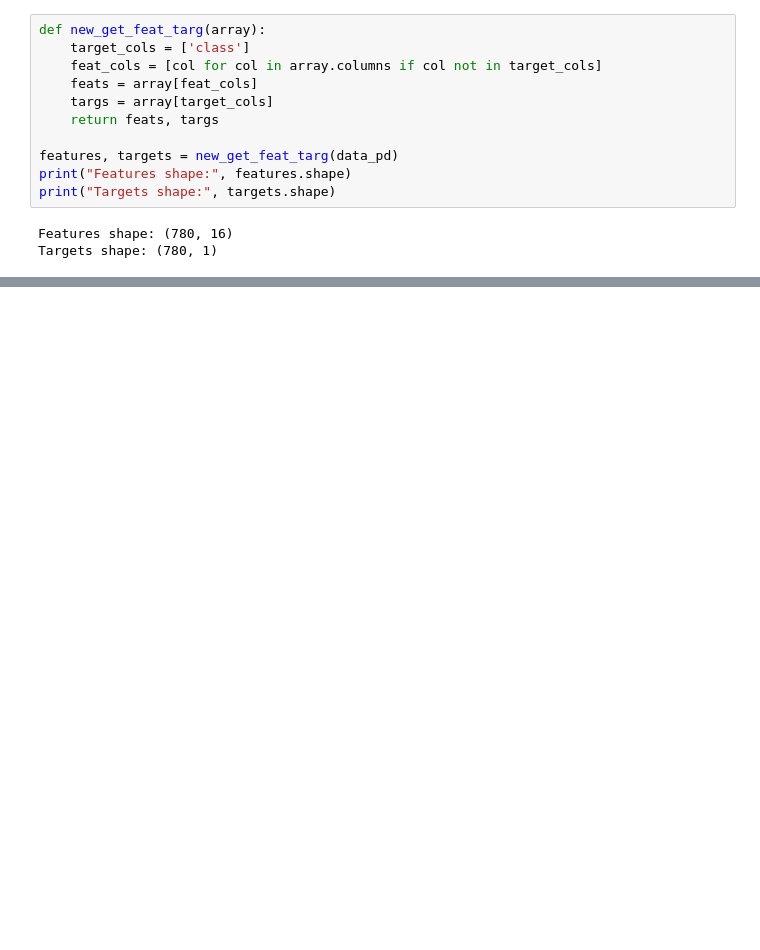
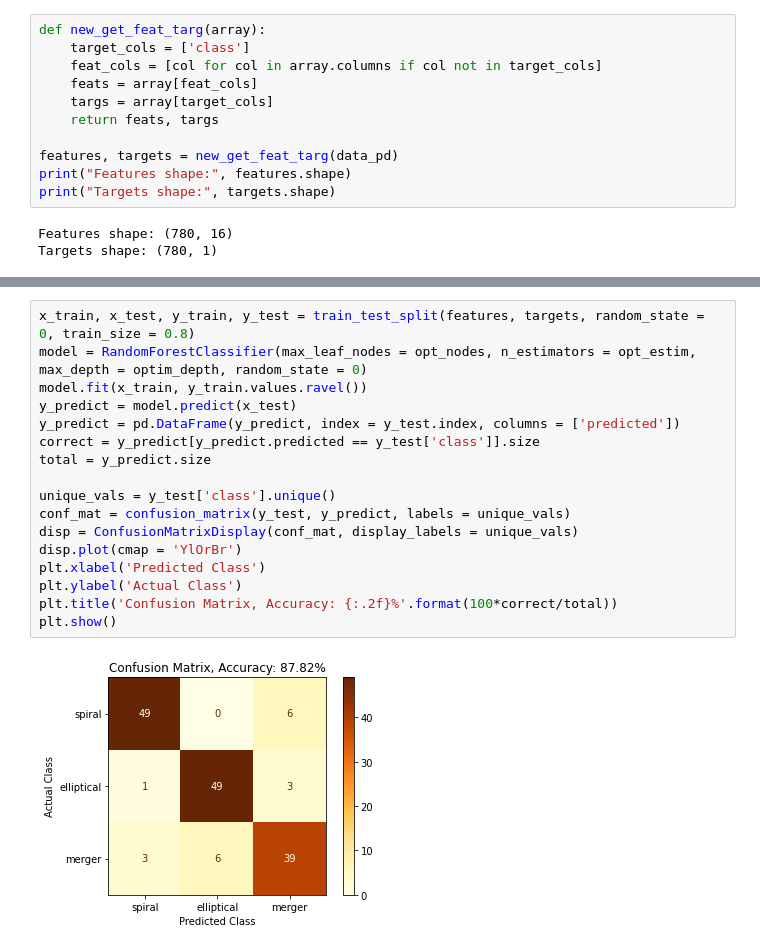
Before and after one commit to xxtofff/App_Physics_157, a Jupyter notebook: Lab Assignments/AP157_lab_assignment_A2.ipynb, the cells around one changed output, grey strips where cells are left out. Saved outputs shown, nothing was run; the diff lists cells and outputs as text; blank space fills up the shorter version.

```diff
--- a/Lab Assignments/AP157_lab_assignment_A2.ipynb
+++ b/Lab Assignments/AP157_lab_assignment_A2.ipynb
@@ -350,0 +384,19 @@ plt.show()
+# %%
+x_train, x_test, y_train, y_test = train_test_split(features, targets, random_state = 0, train_size = 0.8)
+model = RandomForestClassifier(max_leaf_nodes = opt_nodes, n_estimators = opt_estim, max_depth = optim_depth, random_state = 0)
+model.fit(x_train, y_train.values.ravel())
+y_predict = model.predict(x_test)
+y_predict = pd.DataFrame(y_predict, index = y_test.index, columns = ['predicted'])
+correct = y_predict[y_predict.predicted == y_test['class']].size
+total = y_predict.size
+
+unique_vals = y_test['class'].unique()
+conf_mat = confusion_matrix(y_test, y_predict, labels = unique_vals)
+disp = ConfusionMatrixDisplay(conf_mat, display_labels = unique_vals)
+disp.plot(cmap = 'YlOrBr')
+plt.xlabel('Predicted Class')
+plt.ylabel('Actual Class')
+plt.title('Confusion Matrix, Accuracy: {:.2f}%'.format(100*correct/total))
+plt.show()
+# %% [output]
+[figure, added]
```
Also changed, not shown: parts of 6 cells of this notebook, 7 other files.
